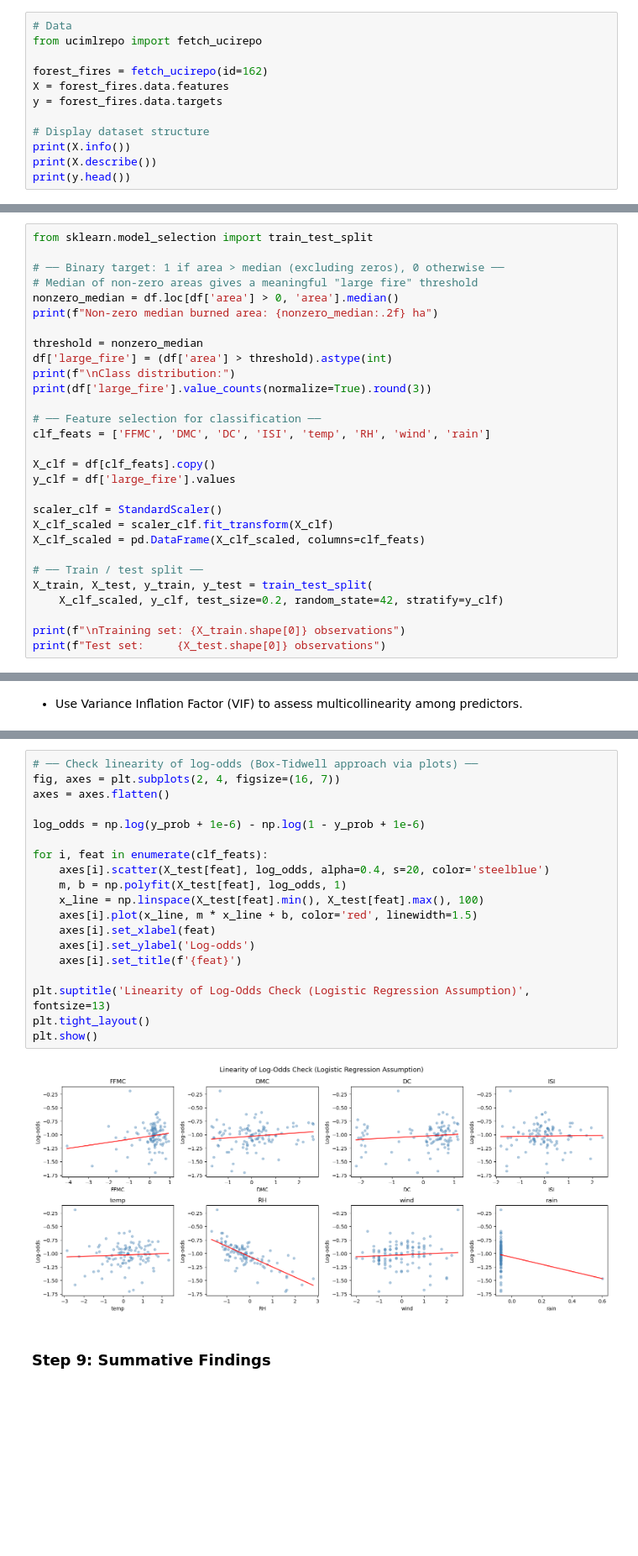
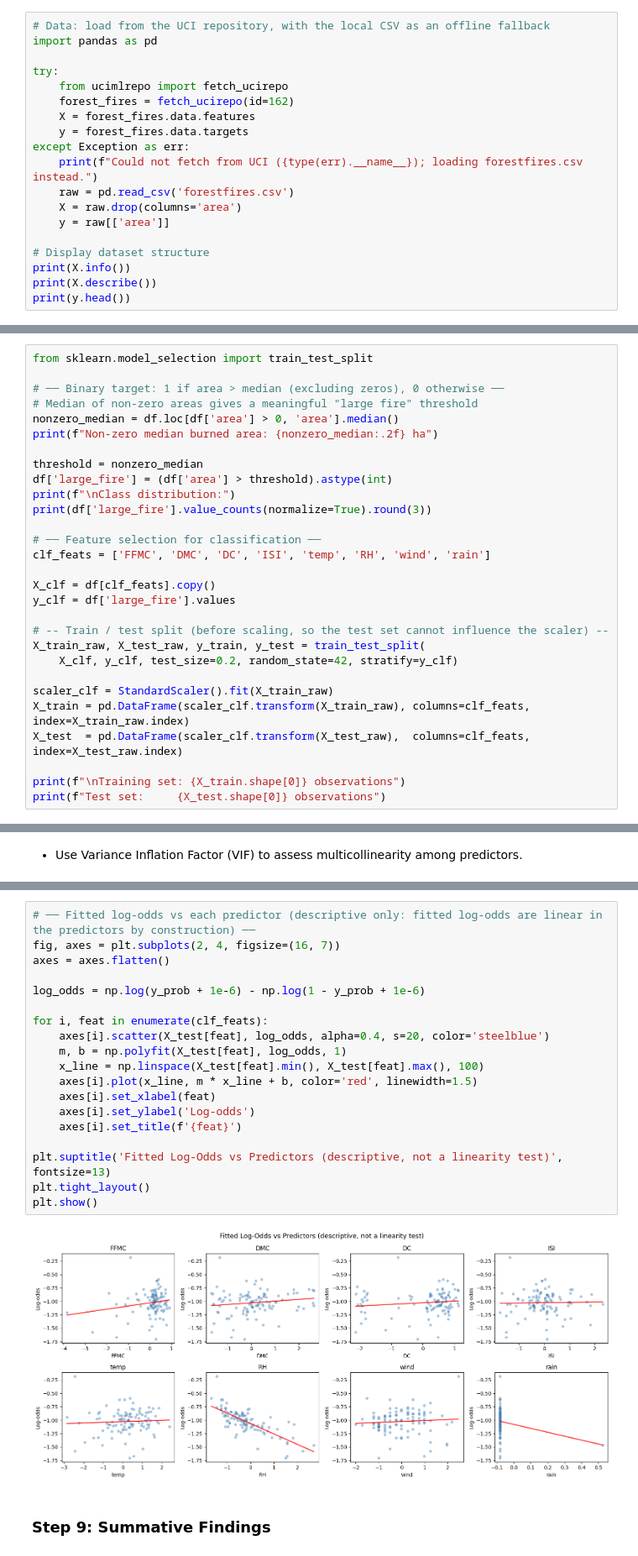
Before and after one commit to ElvisOmondi7/Summative_Lab_Forest_Fires_Prevention, a Jupyter notebook: C06M08Lab.ipynb, the cells around one changed output, grey strips where cells are left out. Shown at 84% size. Cells and saved outputs as stored; diff of their text form; blank space fills up the shorter version.

```diff
--- a/C06M08Lab.ipynb
+++ b/C06M08Lab.ipynb
@@ -12,11 +12,18 @@
 # ! pip install ucimlrepo
 # %%
-# Data
-from ucimlrepo import fetch_ucirepo
+# Data: load from the UCI repository, with the local CSV as an offline fallback
+import pandas as pd
 
-forest_fires = fetch_ucirepo(id=162)
-X = forest_fires.data.features
-y = forest_fires.data.targets
+try:
+    from ucimlrepo import fetch_ucirepo
+    forest_fires = fetch_ucirepo(id=162)
+    X = forest_fires.data.features
+    y = forest_fires.data.targets
+except Exception as err:
+    print(f"Could not fetch from UCI ({type(err).__name__}); loading forestfires.csv instead.")
+    raw = pd.read_csv('forestfires.csv')
+    X = raw.drop(columns='area')
+    y = raw[['area']]
 
 # Display dataset structure
 print(X.info())
@@ -547,13 +567,13 @@ clf_feats = ['FFMC', 'DMC', 'DC', 'ISI', 'temp', 'RH', 'wind', 'rain']
 X_clf = df[clf_feats].copy()
 y_clf = df['large_fire'].values
 
-scaler_clf = StandardScaler()
-X_clf_scaled = scaler_clf.fit_transform(X_clf)
-X_clf_scaled = pd.DataFrame(X_clf_scaled, columns=clf_feats)
+# -- Train / test split (before scaling, so the test set cannot influence the scaler) --
+X_train_raw, X_test_raw, y_train, y_test = train_test_split(
+    X_clf, y_clf, test_size=0.2, random_state=42, stratify=y_clf)
 
-# ── Train / test split ──
-X_train, X_test, y_train, y_test = train_test_split(
-    X_clf_scaled, y_clf, test_size=0.2, random_state=42, stratify=y_clf)
+scaler_clf = StandardScaler().fit(X_train_raw)
+X_train = pd.DataFrame(scaler_clf.transform(X_train_raw), columns=clf_feats, index=X_train_raw.index)
+X_test  = pd.DataFrame(scaler_clf.transform(X_test_raw),  columns=clf_feats, index=X_test_raw.index)
 
 print(f"\nTraining set: {X_train.shape[0]} observations")
 print(f"Test set:     {X_test.shape[0]} observations")
@@ -716,26 +736,26 @@ Interpretation guide:
   VIF ≥ 10  → High multicollinearity (problematic)
 [figure]
 # %%
-# ── Check linearity of log-odds (Box-Tidwell approach via plots) ──
+# ── Fitted log-odds vs each predictor (descriptive only: fitted log-odds are linear in the predictors by construction) ──
 fig, axes = plt.subplots(2, 4, figsize=(16, 7))
 axes = axes.flatten()
 
 log_odds = np.log(y_prob + 1e-6) - np.log(1 - y_prob + 1e-6)
 
 for i, feat in enumerate(clf_feats):
     axes[i].scatter(X_test[feat], log_odds, alpha=0.4, s=20, color='steelblue')
     m, b = np.polyfit(X_test[feat], log_odds, 1)
     x_line = np.linspace(X_test[feat].min(), X_test[feat].max(), 100)
     axes[i].plot(x_line, m * x_line + b, color='red', linewidth=1.5)
     axes[i].set_xlabel(feat)
     axes[i].set_ylabel('Log-odds')
     axes[i].set_title(f'{feat}')
 
-plt.suptitle('Linearity of Log-Odds Check (Logistic Regression Assumption)', fontsize=13)
+plt.suptitle('Fitted Log-Odds vs Predictors (descriptive, not a linearity test)', fontsize=13)
 plt.tight_layout()
 plt.show()
 # %% [output]
-[figure, old version]
+[figure, new version]
 # %% [markdown]
 ### Step 9: Summative Findings
 # %% [markdown]
```
Also changed, not shown: parts of 14 cells of this notebook, 7 other files.
